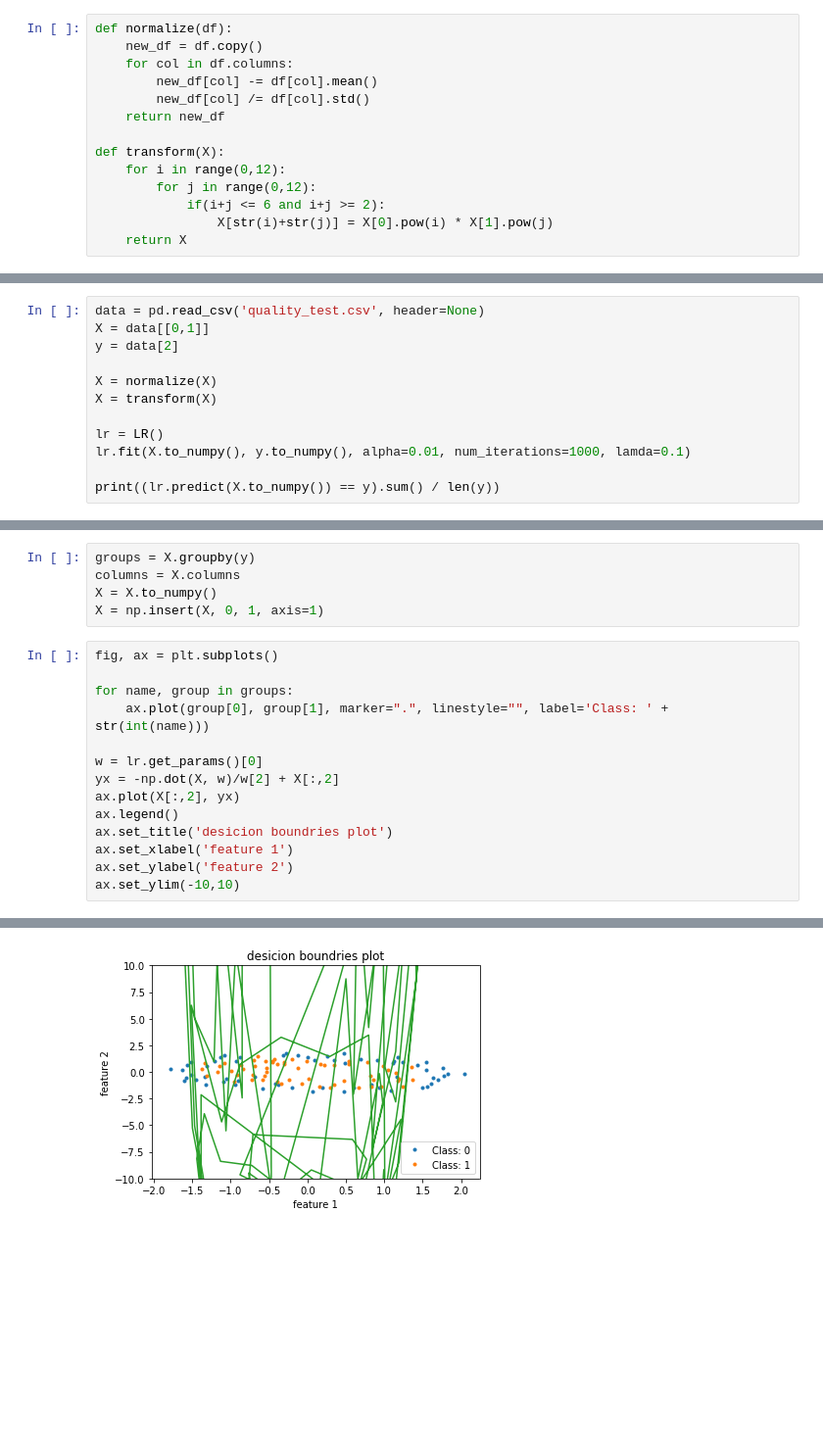
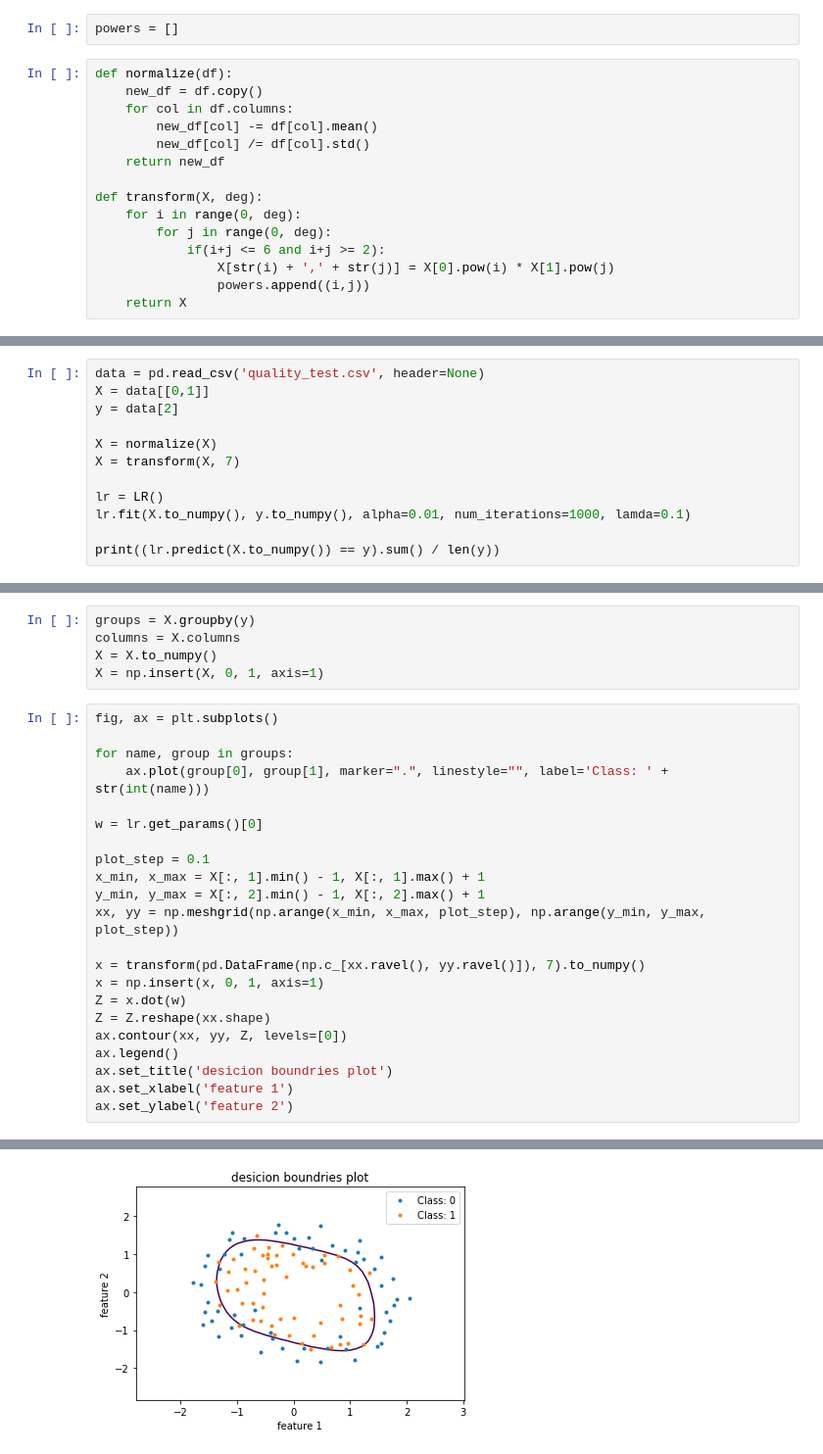
Before and after one commit to codamin/Machine-Learning-Course-Assignments, a Jupyter notebook: hw2/p11.ipynb, the cells around one changed output, grey strips where cells are left out. Shown at 98% size. Cells and saved outputs as stored; diff of their text form; blank space fills up the shorter version.

```diff
--- a/hw2/p11.ipynb
+++ b/hw2/p11.ipynb
@@ -5,6 +5,8 @@ import matplotlib.pyplot as plt
 # %%
 def sigmoid(x):
     return 1 / (1 + np.exp(-x))
+# %%
+powers = []
 # %%
 def normalize(df):
     new_df = df.copy()
@@ -13,11 +15,12 @@ def normalize(df):
         new_df[col] /= df[col].std()
     return new_df
 
-def transform(X):
-    for i in range(0,12):
-        for j in range(0,12):
+def transform(X, deg):
+    for i in range(0, deg):
+        for j in range(0, deg):
             if(i+j <= 6 and i+j >= 2):
-                X[str(i)+str(j)] = X[0].pow(i) * X[1].pow(j)
+                X[str(i) + ',' + str(j)] = X[0].pow(i) * X[1].pow(j)
+                powers.append((i,j))
     return X
 # %%
 class LR:
@@ -80,7 +83,7 @@ X = data[[0,1]]
 y = data[2]
 
 X = normalize(X)
-X = transform(X)
+X = transform(X, 7)
 
 lr = LR()
 lr.fit(X.to_numpy(), y.to_numpy(), alpha=0.01, num_iterations=1000, lamda=0.1)
@@ -100,11 +107,19 @@ for name, group in groups:
     ax.plot(group[0], group[1], marker=".", linestyle="", label='Class: ' + str(int(name)))
 
 w = lr.get_params()[0]
-yx = -np.dot(X, w)/w[2] + X[:,2]
-ax.plot(X[:,2], yx)
+
+plot_step = 0.1
+x_min, x_max = X[:, 1].min() - 1, X[:, 1].max() + 1
+y_min, y_max = X[:, 2].min() - 1, X[:, 2].max() + 1
+xx, yy = np.meshgrid(np.arange(x_min, x_max, plot_step), np.arange(y_min, y_max, plot_step))
+
+x = transform(pd.DataFrame(np.c_[xx.ravel(), yy.ravel()]), 7).to_numpy()
+x = np.insert(x, 0, 1, axis=1)
+Z = x.dot(w)
+Z = Z.reshape(xx.shape)
+ax.contour(xx, yy, Z, levels=[0])
 ax.legend()
 ax.set_title('desicion boundries plot')
 ax.set_xlabel('feature 1')
 ax.set_ylabel('feature 2')
-ax.set_ylim(-10,10)
 # %% [output]
@@ -112 +127 @@ ax.set_ylim(-10,10)
-[figure, old version]
+[figure, new version]
```
Also changed, not shown: parts of 3 cells of this notebook, 7 other files.
